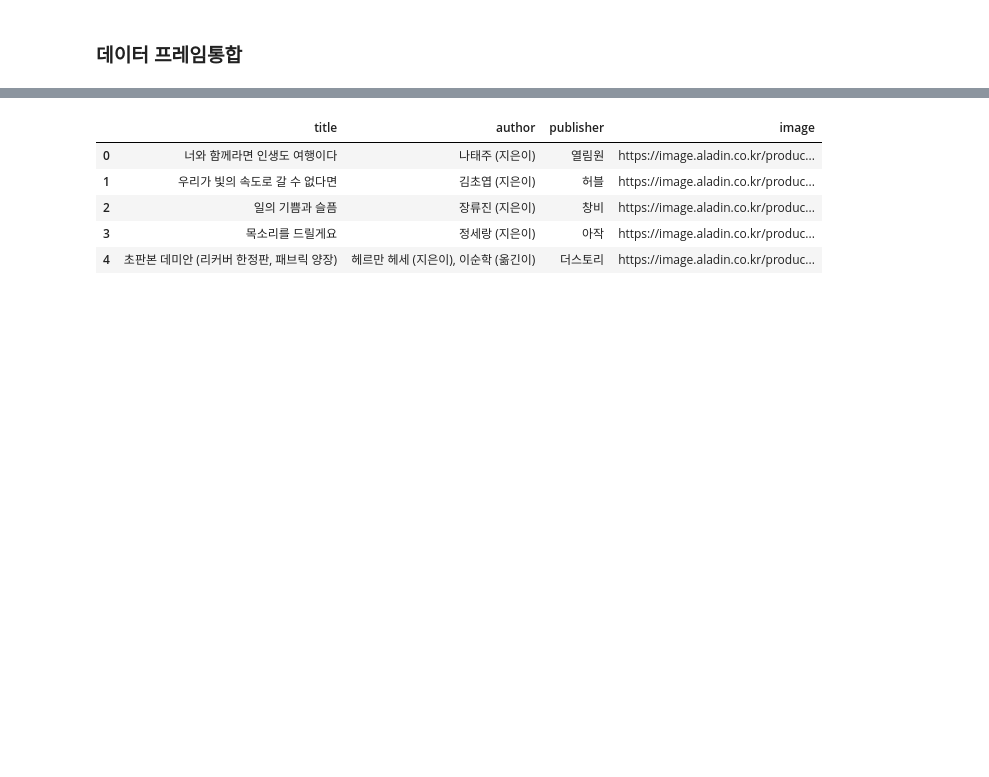
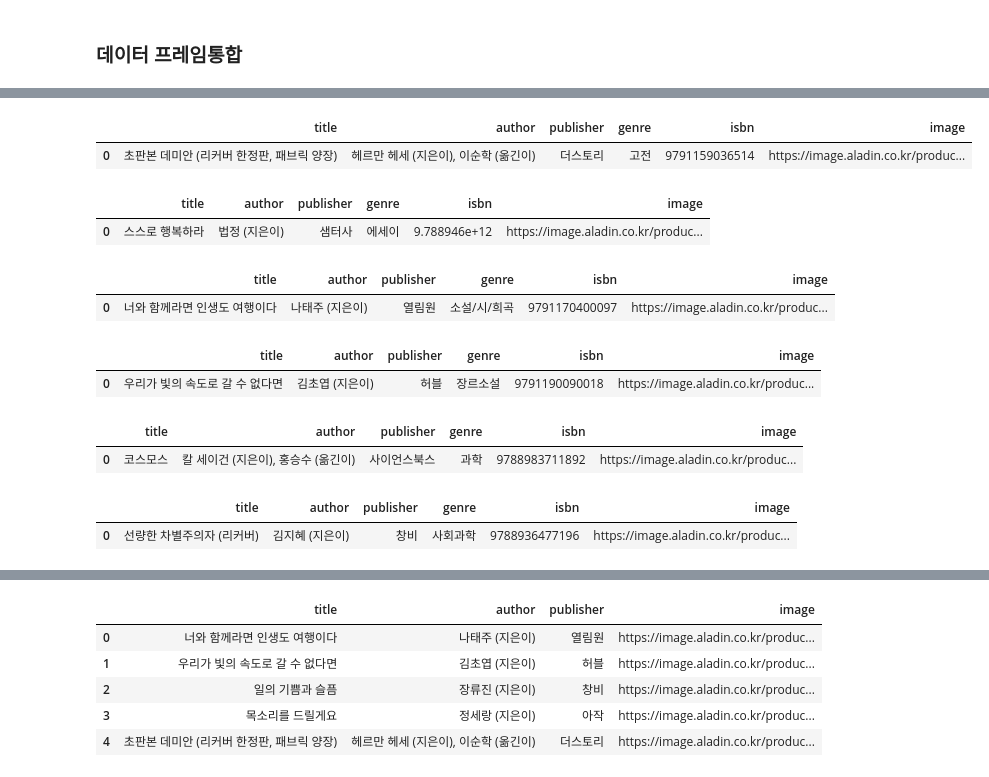
Before and after one commit to Kyounglin-Kim/TIL, a Jupyter notebook: Crawling/도서크롤링.ipynb, the cells around one changed output, grey strips where cells are left out. Saved outputs shown, nothing was run; the diff lists cells and outputs as text; code cells hidden in the pictures; blank space fills up the shorter version.

```diff
--- a/Crawling/도서크롤링.ipynb
+++ b/Crawling/도서크롤링.ipynb
@@ -816,2 +830,7 @@ business = pd.read_csv('./data/final/business_remove_df.csv')
 # %%
 classic = pd.read_csv('./data/final/classic_df_remove.csv')
+# %%
+classic.head(1)
+# %% [output]
+|  | title | author | publisher | genre | isbn | image |
+| 0 | 초판본 데미안 (리커버 한정판, 패브릭 양장) | 헤르만 헤세 (지은이), 이순학 (옮긴이) | 더스토리 | 고전 | 9791159036514 | https://image.aladin.co.kr/produc... |
@@ -818,2 +844,7 @@ classic = pd.read_csv('./data/final/classic_df_remove.csv')
 # %%
 essay = pd.read_csv('./data/final/essay_remove_df.csv')
+# %%
+essay.head(1)
+# %% [output]
+|  | title | author | publisher | genre | isbn | image |
+| 0 | 스스로 행복하라 | 법정 (지은이) | 샘터사 | 에세이 | 9.788946e+12 | https://image.aladin.co.kr/produc... |
@@ -820,2 +858,7 @@ essay = pd.read_csv('./data/final/essay_remove_df.csv')
 # %%
 fiction_poem = pd.read_csv('./data/final/fiction_poem_df_remove.csv')
+# %%
+fiction_poem.head(1)
+# %% [output]
+|  | title | author | publisher | genre | isbn | image |
+| 0 | 너와 함께라면 인생도 여행이다 | 나태주 (지은이) | 열림원 | 소설/시/희곡 | 9791170400097 | https://image.aladin.co.kr/produc... |
@@ -822,2 +872,7 @@ fiction_poem = pd.read_csv('./data/final/fiction_poem_df_remove.csv')
 # %%
 genre_fiction = pd.read_csv('./data/final/genre_fiction_remove_df.csv')
+# %%
+genre_fiction.head(1)
+# %% [output]
+|  | title | author | publisher | genre | isbn | image |
+| 0 | 우리가 빛의 속도로 갈 수 없다면 | 김초엽 (지은이) | 허블 | 장르소설 | 9791190090018 | https://image.aladin.co.kr/produc... |
@@ -824,2 +886,7 @@ genre_fiction = pd.read_csv('./data/final/genre_fiction_remove_df.csv')
 # %%
 science = pd.read_csv('./data/final/science_df_remove.csv')
+# %%
+science.head(1)
+# %% [output]
+|  | title | author | publisher | genre | isbn | image |
+| 0 | 코스모스 | 칼 세이건 (지은이), 홍승수 (옮긴이) | 사이언스북스 | 과학 | 9788983711892 | https://image.aladin.co.kr/produc... |
@@ -826,2 +900,7 @@ science = pd.read_csv('./data/final/science_df_remove.csv')
 # %%
 social_science=pd.read_csv('./data/final/social_science_df_remove.csv')
+# %%
+social_science.head(1)
+# %% [output]
+|  | title | author | publisher | genre | isbn | image |
+| 0 | 선량한 차별주의자 (리커버) | 김지혜 (지은이) | 창비 | 사회과학 | 9788936477196 | https://image.aladin.co.kr/produc... |
```
Also changed, not shown: parts of 71 cells of this notebook.
